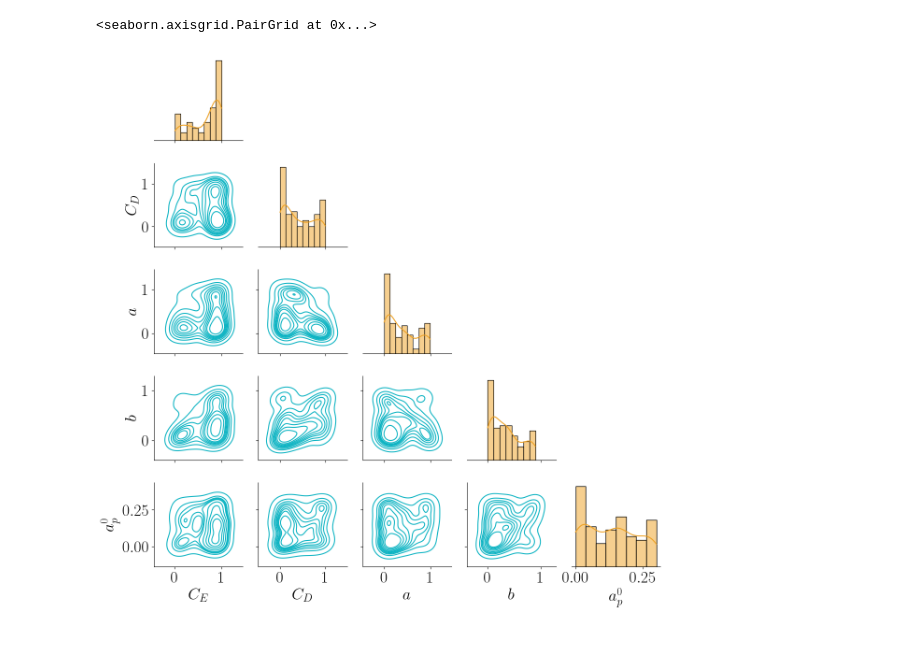
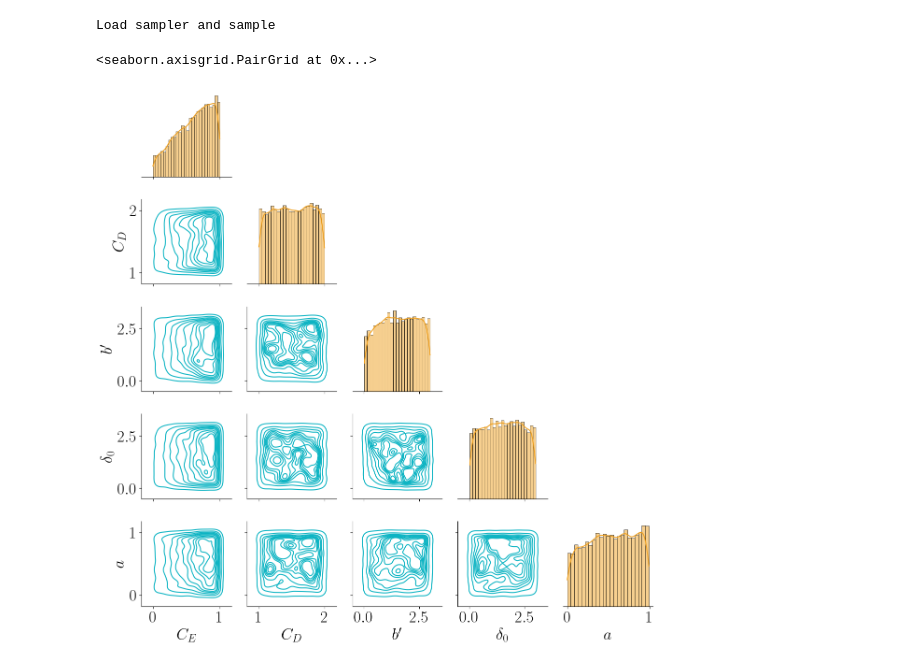
Before and after one commit to ManolisPerrot/edmf_estimation, a Jupyter notebook: plot_sample.ipynb, the cells around one changed output. Cells and saved outputs as stored; diff of their text form; code cells hidden in the pictures.

```diff
--- a/plot_sample.ipynb
+++ b/plot_sample.ipynb
@@ -39,14 +27,24 @@ Load sampler and sample
 # %%
+sampler_name = 'sampler_likelihood2_N2000_L2_phi50.jld2'
+print('Load sampler and sample')
+jl.seval(f"""sampler = SMT.load_sampler("{sampler_name}")""")
+jl.seval("""sample = rand(sampler, 10000) #""")
+
+#convert to numpy
+sample_py = np.array(jl.seval(""" Py(hcat(sample...)) """))
+
+
 #convert to Panda dataframe
-df = pd.DataFrame(sample_py.T, columns=[r'$C_E$', r'$C_D$', r'$a$', r'$b$', r'$a_p^0$'])
+df = pd.DataFrame(sample_py.T, columns=[r'$C_E$', r'$C_D$', r'$b^\prime$', r'$\delta_0$', r'$a$'])
 
 g = sns.PairGrid(df, diag_sharey=False, corner=True)
 #g.map_upper(sns.jointplot)
 #g.map_upper(sns.histplot)
 g.map_lower(sns.kdeplot, color=blue)
 #g.map_lower(sns.scatterplot)
 
 g.map_diag(sns.histplot, kde=True, color=orange )
 # %% [output]
-<seaborn.axisgrid.PairGrid at 0x...>
+Load sampler and sample
+<seaborn.axisgrid.PairGrid at 0x...>
-[figure, old version]
+[figure, new version]
```
Also changed, not shown: parts of 5 cells of this notebook, 10 other files.
